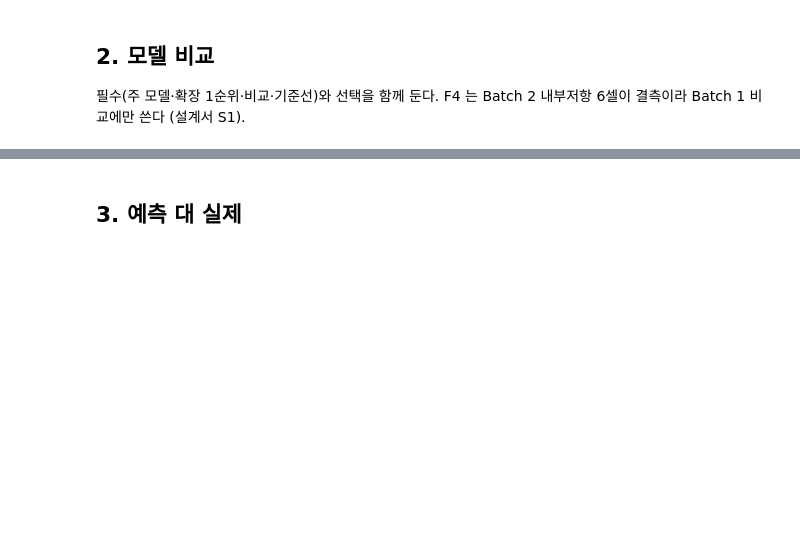
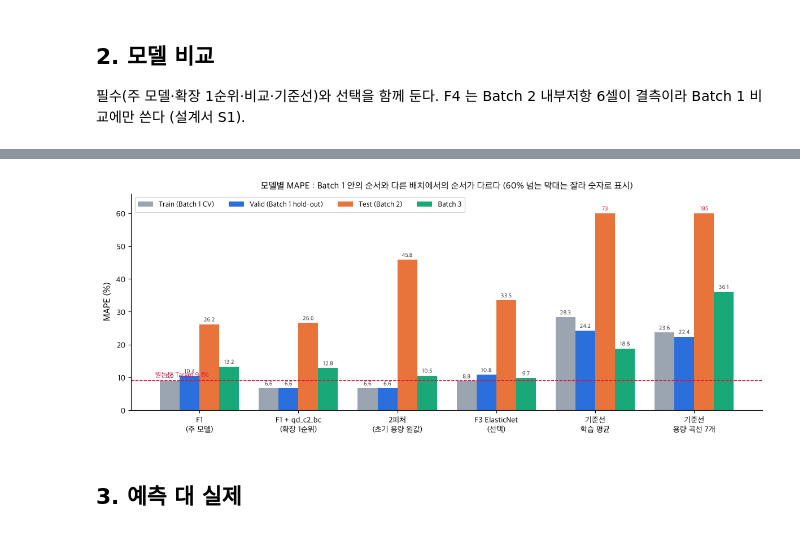
Before and after one commit to 97-99-02/ess-battery-project, a Jupyter notebook: notebooks/03_modeling.ipynb, the cells around one changed output, grey strips where cells are left out. Saved outputs shown, nothing was run; the diff lists cells and outputs as text; code cells hidden in the pictures; blank space fills up the shorter version.

```diff
--- a/notebooks/03_modeling.ipynb
+++ b/notebooks/03_modeling.ipynb
@@ -101,6 +101,29 @@ comp[cols].round(2)
 | 10 | F4 ElasticNet | 선택 : Batch 1 비교만 | 20 | 9.36 | 4.55 | 9.70 | 5.05 | 14.83 | NaN | NaN |
 | 11 | F1 RandomForest | 선택 : 비선형 비교 | 1 | 15.34 | 8.94 | 14.49 | 10.08 | 18.71 | 32.10 | 12.92 |
 | 12 | F1 XGBoost | 선택 : 비선형 비교 | 1 | 16.42 | 7.70 | 15.45 | 11.47 | 20.98 | 39.55 | 20.75 |
+# %%
+show = ['F1', 'F1 + qd_c2_bc', '2피처 (F1 + qd_c2)', 'F3 ElasticNet', '기준선 : 학습 평균', '기준선 : 용량 곡선 7개 ElasticNet']
+labels = ['F1\n(주 모델)', 'F1 + qd_c2_bc\n(확장 1순위)', '2피처\n(초기 용량 원값)', 'F3 ElasticNet\n(선택)', '기준선\n학습 평균', '기준선\n용량 곡선 7개']
+cm = comp.set_index('model').loc[show]
+bars = [('cv_mape', 'Train (Batch 1 CV)', '#9aa5b1'), ('valid_mape', 'Valid (Batch 1 hold-out)', '#2a6fdb'),
+        ('b2_mape', 'Test (Batch 2)', '#e8743b'), ('b3_mape', 'Batch 3', '#19a979')]
+CAPY = 60
+fig, ax = plt.subplots(figsize=(12, 4.8))
+x, w = np.arange(len(show)), 0.2
+for i, (k, lab, col) in enumerate(bars):
+    v = cm[k].values
+    ax.bar(x + (i - 1.5) * w, np.minimum(v, CAPY), w, color=col, label=lab)
+    for xi, vi in zip(x + (i - 1.5) * w, v):
+        ax.text(xi, min(vi, CAPY) + 0.8, f'{vi:.0f}' if vi >= CAPY else f'{vi:.1f}', ha='center', fontsize=7.5,
+                color='crimson' if vi >= CAPY else '#333')
+ax.axhline(9.1, color='crimson', ls='--', lw=1)
+ax.text(-0.45, 10, '원논문 Target 9.1%', color='crimson', ha='left', fontsize=9)
+ax.set_xticks(x); ax.set_xticklabels(labels, fontsize=10); ax.set_ylabel('MAPE (%)', fontsize=12); ax.set_ylim(0, CAPY + 6)
+ax.legend(ncol=4, fontsize=9.5, loc='upper left')
+ax.set_title('모델별 MAPE : Batch 1 안의 순서와 다른 배치에서의 순서가 다르다 (60% 넘는 막대는 잘라 숫자로 표시)', fontsize=11.5)
+plt.tight_layout(); plt.savefig(f'{FIG}/day2_model_comparison.png', bbox_inches='tight'); plt.show()
+# %% [output]
+[figure, added]
 # %% [markdown]
 ## 3. 예측 대 실제
 # %%
```
Also changed, not shown: parts of 3 cells of this notebook, 2 other files.
